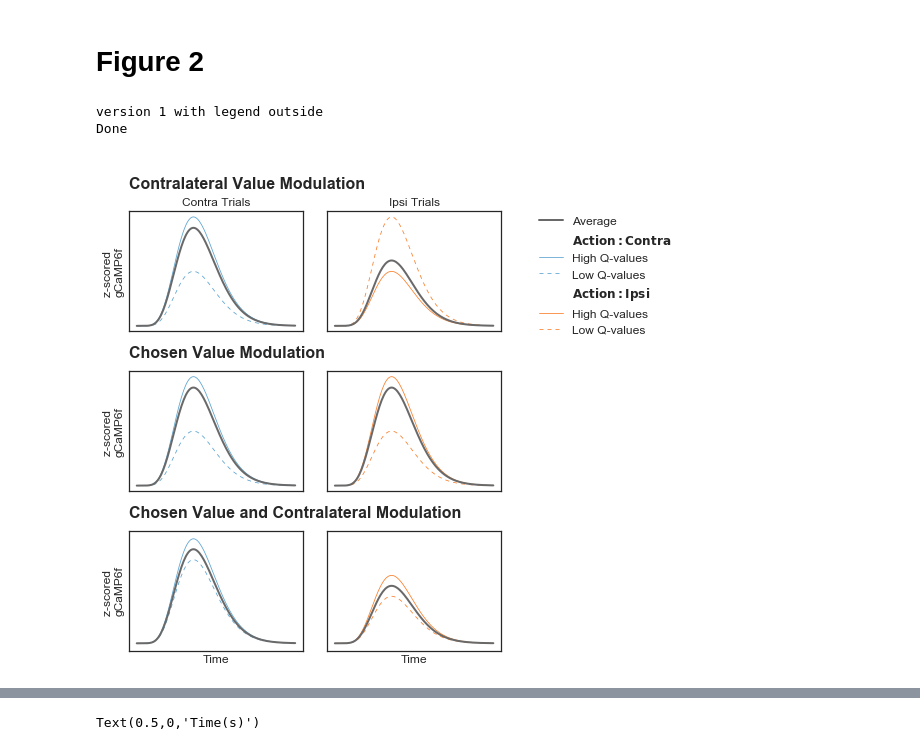
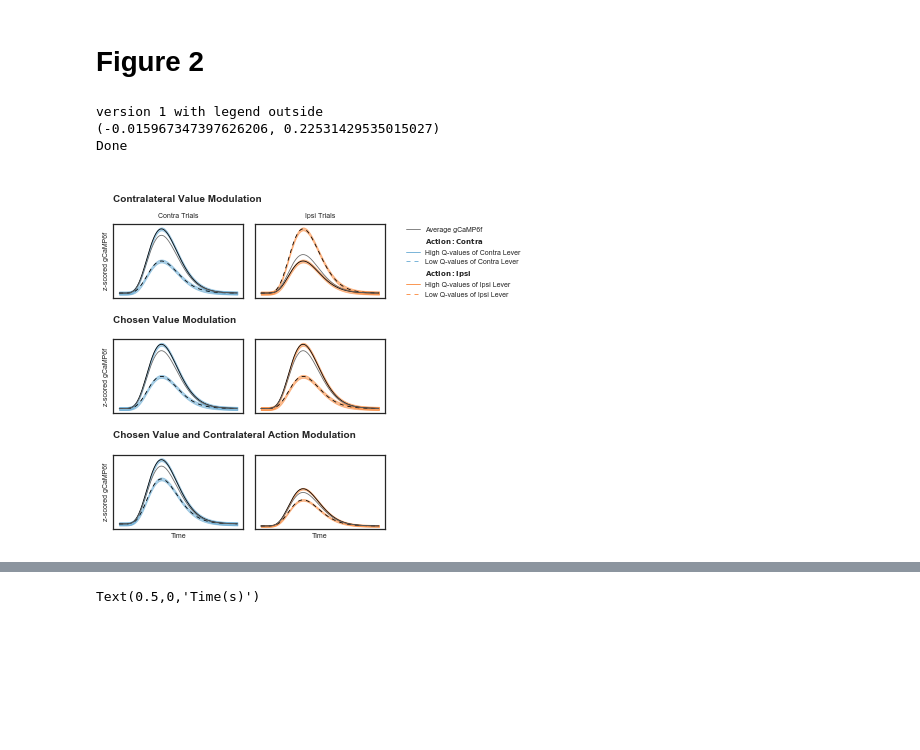
Before and after one commit to rachelstephlee/qlearning, a Jupyter notebook: Paper_V2.ipynb, the cells around one changed output, grey strips where cells are left out. Saved outputs shown, nothing was run; the diff lists cells and outputs as text; code cells hidden in the pictures; blank space fills up the shorter version.

```diff
--- a/Paper_V2.ipynb
+++ b/Paper_V2.ipynb
@@ -122,0 +151,6 @@ for df_i in [df_corr_DMS, df_corr_NaC]:
+# %%
+for i in np.flip(np.arange(11), 0):
+    forward = np.array([min(trial,len(df_corr_DMS) - 1) for trial in Trials_with_Switch + i])
+    backward = np.array([max(trial,0) for trial in Trials_with_Switch - i])
+    df_corr_DMS.loc[forward, 'TrialsAfterSwitch'] = np.round(i)
+    df_corr_DMS.loc[backward,'TrialsBeforeSwitch'] = np.round(i)
@@ -434,7 +821,6 @@ c_col = sns.color_palette(sns.color_palette('Blues', 10))[5]
 i_col = sns.color_palette(sns.color_palette('Oranges', 10))[5]
 
 LW = 0.8
-LW_AVG = 0.8 * 2.5
 
 
 def set_figure(ax):
@@ -458,103 +844,111 @@ def plot_schematic(ax, ln1_xy, ln2_xy, ls, color, avg_xy = [], lw = LW):
     dashes_lines[ls.index('-')] = (10000, 1) # solid line
     dashes_lines[ls.index('--')] = (5, 5) # dashed line
 
-    ax.plot(ln1_xy[0], ln1_xy[1], linewidth = lw, color  = color, dashes = dashes_lines[0])
-    ax.plot(ln2_xy[0], ln2_xy[1], linewidth = lw, color = color, dashes = dashes_lines[1])
+    num_rand = len(ln1_xy[0])
+
+    ax.fill_between(ln1_xy[0], ln1_xy[1] - .005, ln1_xy[1] + .005, linewidth = lw, color  = color, alpha = 0.5)
+    ax.fill_between(ln2_xy[0], ln2_xy[1] - .005, ln2_xy[1] + .005, linewidth = lw, color = color, alpha = 0.5)
+
+    ax.plot(ln1_xy[0], ln1_xy[1], linewidth = lw, color  = 'k', dashes = dashes_lines[0])
+    ax.plot(ln2_xy[0], ln2_xy[1], linewidth = lw, color = 'k', dashes = dashes_lines[1])
 
     if avg_xy:
-        ax.plot(avg_xy[0], avg_xy[1], linewidth = LW_AVG, color = 'dimgrey')
+        ax.plot(avg_xy[0], avg_xy[1], linewidth = lw, color = 'dimgrey')
     set_figure(ax)
 # %%
 print('version 1 with legend outside')
 
-figure = plt.figure(figsize=(9,9))
+figure = plt.figure(figsize=(6,5))
 gs = gridspec.GridSpec(6, 3, height_ratios = [0.3, 1,0.1, 1, 0.1, 1], width_ratios = [1, 1, 0.05])
 
 ############################ LEGEND AND OTHER AESTHETICS PARAMS ############################
 lax = plt.subplot(gs[1,2]) # MUST be 1,2... some hacky issue.
 
-l1, = lax.plot([], [], linewidth = LW_AVG, color = 'dimgrey', label = 'Average')
+l1, = lax.plot([], [], linewidth = LW, color = 'dimgrey', label = 'Average gCaMP6f')
 
 l2 = lax.fill_between([], [], [], color = 'w', label=r'$\mathbf{Action:Contra}$')
-l3, = lax.plot([], color = c_col, label = 'High Q-values', lw = LW)
-l4, = lax.plot([], color = c_col,label = 'Low Q-values', lw = LW, dashes=(5, 5))
+l3, = lax.plot([], color = c_col, label = 'High Q-values of Contra Lever', lw = LW)
+l4, = lax.plot([], color = c_col,label = 'Low Q-values of Contra Lever', lw = LW, dashes=(5, 5))
 
 l5 = lax.fill_between([], [], [], color = 'w', label = r"$\mathbf{Action:Ipsi}$")
-l6, = lax.plot([], [], label = 'Low Q-values ', color  = i_col, lw = LW, dashes=(5, 5))
-l7, = lax.plot([], [], linewidth = LW, label = 'High Q-values', color = i_col)
+l6, = lax.plot([], [], label = 'Low Q-values of Ipsi Lever', color  = i_col, lw = LW, dashes=(5, 5))
+l7, = lax.plot([], [], linewidth = LW, label = 'High Q-values of Ipsi Lever', color = i_col)
 
 plt.legend()
-lgd = plt.legend(handles = [l1, l2, l3, l4, l5, l7, l6], bbox_to_anchor=(1, 1), loc=2, borderaxespad=0., fontsize = sz)
+lgd = plt.legend(handles = [l1, l2, l3, l4, l5, l7, l6], bbox_to_anchor=(1, 1),
+                 loc=2, borderaxespad=0., frameon=False, fontsize = SZ)
 
 clear_figure(lax)
 
 
-TITLE_FONT_SZ = 16
-sz = 12
+
 
 ############################ CONTRALATERAL VALUE MODULATION ############################
 
 ax = plt.subplot(gs[0, :])
 clear_figure(ax)
-ax.text(0, 0.25, 'Contralateral Value Modulation', size = TITLE_FONT_SZ, weight = 'bold', horizontalalignment = 'left')
+ax.text(0, 0.25, 'Contralateral Value Modulation', size = SZ_L, weight = 'bold', horizontalalignment = 'left')
 
 ax = plt.subplot(gs[1, 0])
 plot_schematic(ax, [x, y], [x, y * 0.5], ['-', '--'], color = c_col, avg_xy = [x, y * 0.9])
-ax.set_ylabel('z-scored \ngCaMP6f', size = sz)
-ax.set_title('Contra Trials', size = sz)
+ax.set_ylabel('z-scored gCaMP6f', size = SZ)
+ax.set_title('Contra Trials', size = SZ)
 
 
 
 ax = plt.subplot(gs[1, 1])
 plot_schematic(ax, [x, y], [x, y * 0.5], ['--', '-'], color = i_col, avg_xy = [x, y * 0.6])
-ax.set_title('Ipsi Trials', size = sz)
+ax.set_title('Ipsi Trials', size = SZ)
 
 
 
 ############################ CHOSEN VALUE MODULATION ############################
 ax = plt.subplot(gs[2, :])
 clear_figure(ax)
-ax.text(0, 0, 'Chosen Value Modulation', size = TITLE_FONT_SZ, weight = 'bold', horizontalalignment = 'left')
+ax.text(0, 0, 'Chosen Value Modulation', size = SZ_L, weight = 'bold', horizontalalignment = 'left')
 
 
 ax = plt.subplot(gs[3, 0])
 
 plot_schematic(ax, [x, y], [x, y * 0.5], ['-', '--'], color = c_col, avg_xy = [x, y * 0.9])
-ax.set_ylabel('z-scored \ngCaMP6f', size = sz)
+ax.set_ylabel('z-scored gCaMP6f', size = SZ)
 
-
+print(ax.get_ylim())
 
 ax = plt.subplot(gs[3, 1])
 plot_schematic(ax, [x, y], [x, y * 0.5], ['-', '--'], color = i_col, avg_xy = [x, y * 0.9])
 
 
 ############################ CHOSEN VALUE AND CONTRALATERAL MODULATION ############################
 ax = plt.subplot(gs[4, :])
 clear_figure(ax)
-ax.text(0, 0, 'Chosen Value and Contralateral Modulation', size = TITLE_FONT_SZ, weight = 'bold', horizontalalignment = 'left')
+ax.text(0, 0, 'Chosen Value and Contralateral Action Modulation', size = SZ_L, weight = 'bold', horizontalalignment = 'left')
 
 ax = plt.subplot(gs[5, 0])
 
-plot_schematic(ax, [x, y * 2], [x, y * 1.6], ['-', '--'], color = c_col, avg_xy = [x, y * 1.8])
-ax.set_ylim([-0.03, 0.45])
+plot_schematic(ax, [x, y], [x, y * 0.7], ['-', '--'], color = c_col, avg_xy = [x, y * 0.9])
+ax.set_ylim([-0.015967347397626206, 0.22531429535015027])
 
-ax.set_ylabel('z-scored \ngCaMP6f', size = sz)
-ax.set_xlabel('Time', size = sz)
+ax.set_ylabel('z-scored gCaMP6f', size = SZ)
+ax.set_xlabel('Time', size = SZ)
 
 
 ax = plt.subplot(gs[5, 1])
-plot_schematic(ax, [x, y * 1.3], [x, y * 0.9], ['-', '--'], color = i_col, avg_xy = [x, y * 1.1])
-ax.set_ylim([-0.03, 0.45])
-ax.set_xlabel('Time', size = sz)
+plot_schematic(ax, [x,  y], [x, y * 0.7], ['-', '--'], color = i_col, avg_xy = [x, y * 0.9])
+ax.set_ylim([-0.015967347397626206, 0.4])
+ax.set_xlabel('Time', size = SZ)
 
-plt.subplots_adjust(right = 0.75)
+plt.tight_layout(pad=0, w_pad=0.01, h_pad=0)
+plt.subplots_adjust(left = 0.05)
+
 plt.savefig('figs/Fig2_theories', dpi=200)
 
 print('Done')
 # %% [output]
 version 1 with legend outside
+(-0.015967347397626206, 0.22531429535015027)
 Done
-[figure, old version]
+[figure, new version]
 # %%
 print('version 2 with legend inside')
 
```
Also changed, not shown: parts of 27 cells of this notebook.
